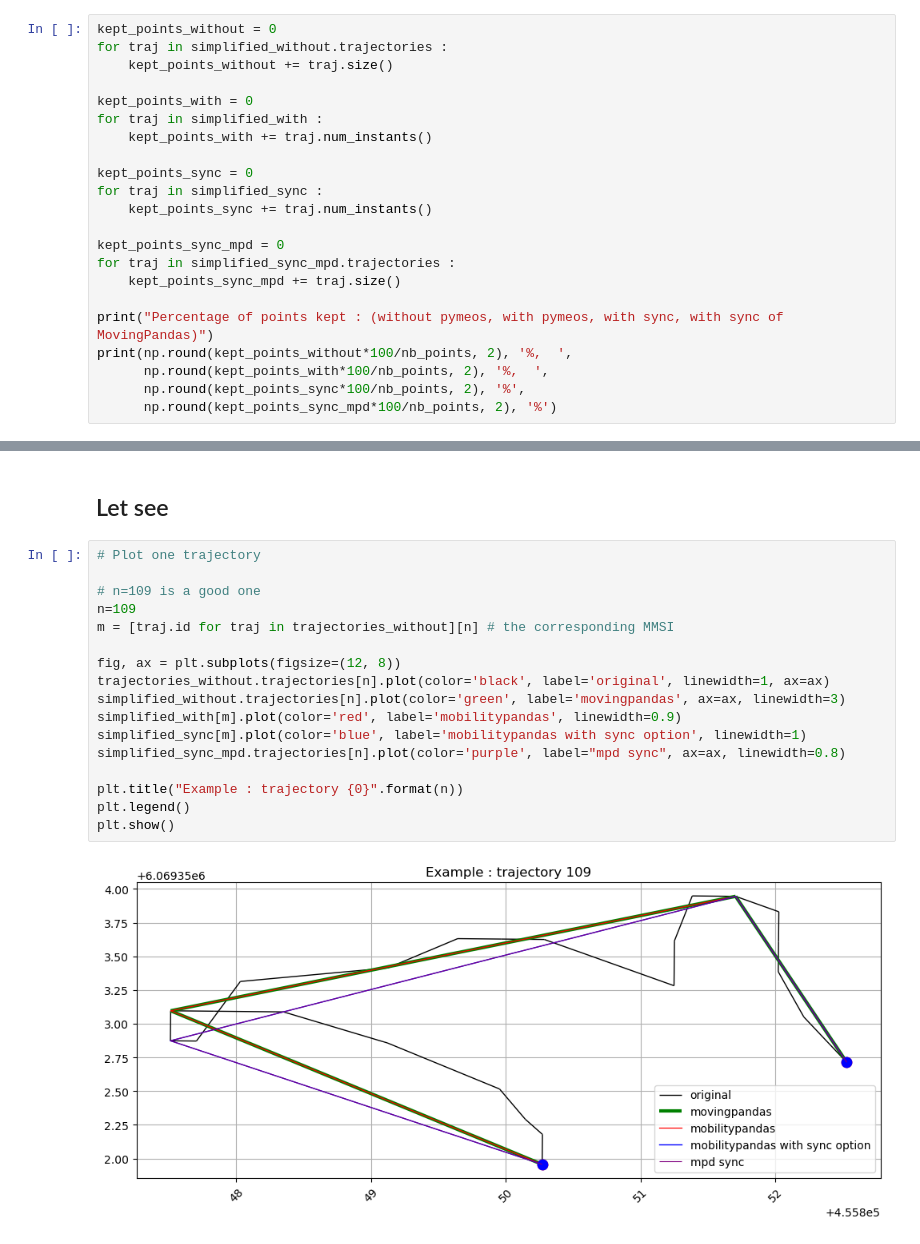
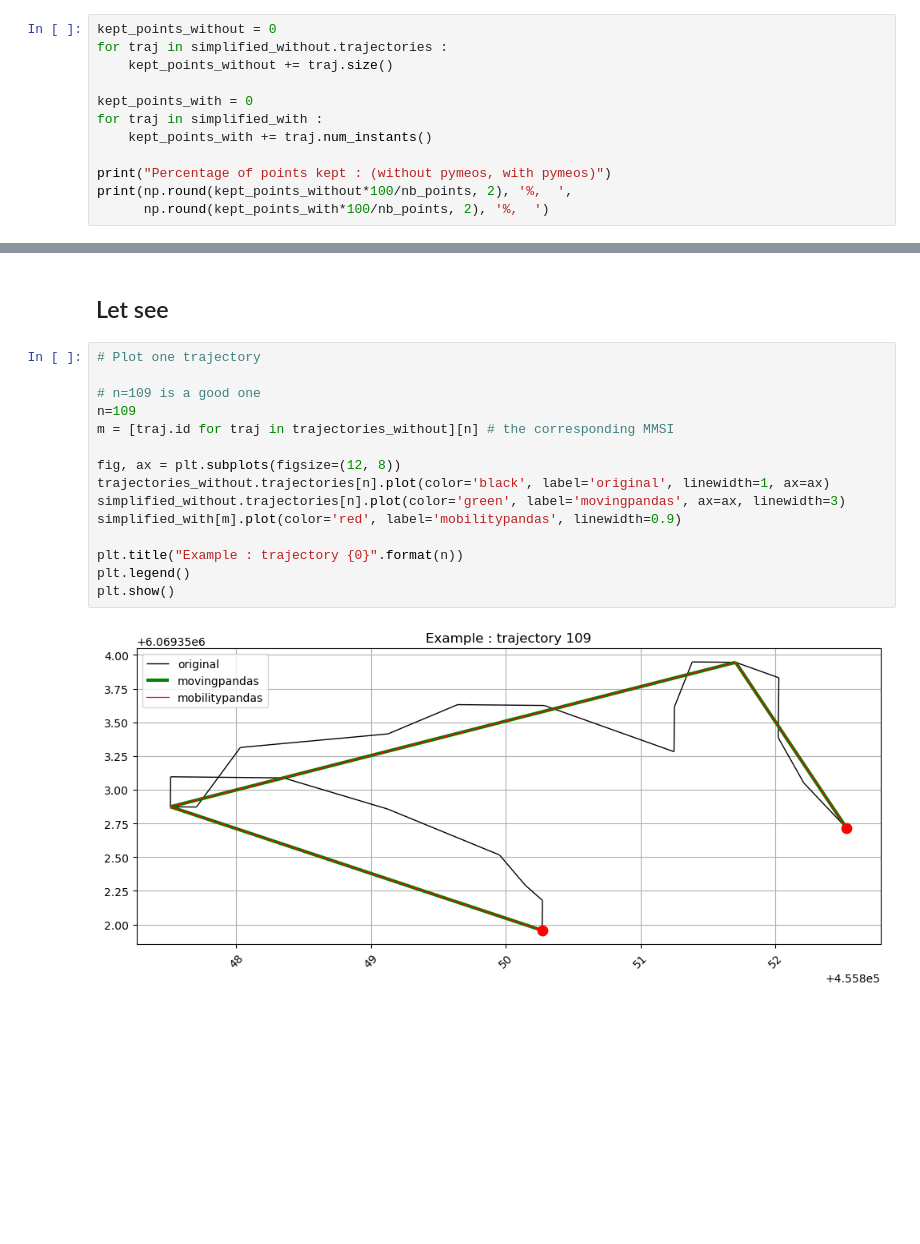
Before and after one commit to SophiedeVirieu/MobilityPandas, a Jupyter notebook: tutorials/benchmark/simplify_dp.ipynb, the cells around one changed output, grey strips where cells are left out. Cells and saved outputs as stored; diff of their text form; blank space fills up the shorter version.

```diff
--- a/tutorials/benchmark/simplify_dp.ipynb
+++ b/tutorials/benchmark/simplify_dp.ipynb
@@ -250,17 +186,7 @@ kept_points_with = 0
 for traj in simplified_with :
     kept_points_with += traj.num_instants()
 
-kept_points_sync = 0
-for traj in simplified_sync :
-    kept_points_sync += traj.num_instants()
-
-kept_points_sync_mpd = 0
-for traj in simplified_sync_mpd.trajectories :
-    kept_points_sync_mpd += traj.size()
-
-print("Percentage of points kept : (without pymeos, with pymeos, with sync, with sync of MovingPandas)")
+print("Percentage of points kept : (without pymeos, with pymeos)")
 print(np.round(kept_points_without*100/nb_points, 2), '%,  ',
-      np.round(kept_points_with*100/nb_points, 2), '%,  ',
-      np.round(kept_points_sync*100/nb_points, 2), '%',
-      np.round(kept_points_sync_mpd*100/nb_points, 2), '%')
+      np.round(kept_points_with*100/nb_points, 2), '%,  ')
 # %% [output]
@@ -486,19 +386,17 @@ Average length difference without pymeos: 0.8 m,   with pymeos: 0.83 m,   with s
 # %%
 # Plot one trajectory
 
 # n=109 is a good one
 n=109
 m = [traj.id for traj in trajectories_without][n] # the corresponding MMSI
 
 fig, ax = plt.subplots(figsize=(12, 8))
 trajectories_without.trajectories[n].plot(color='black', label='original', linewidth=1, ax=ax)
 simplified_without.trajectories[n].plot(color='green', label='movingpandas', ax=ax, linewidth=3)
 simplified_with[m].plot(color='red', label='mobilitypandas', linewidth=0.9)
-simplified_sync[m].plot(color='blue', label='mobilitypandas with sync option', linewidth=1)
-simplified_sync_mpd.trajectories[n].plot(color='purple', label="mpd sync", ax=ax, linewidth=0.8)
 
 plt.title("Example : trajectory {0}".format(n))
 plt.legend()
 plt.show()
 # %% [output]
-[figure, old version]
+[figure, new version]
```
Also changed, not shown: parts of 25 cells of this notebook, 22 other files.
